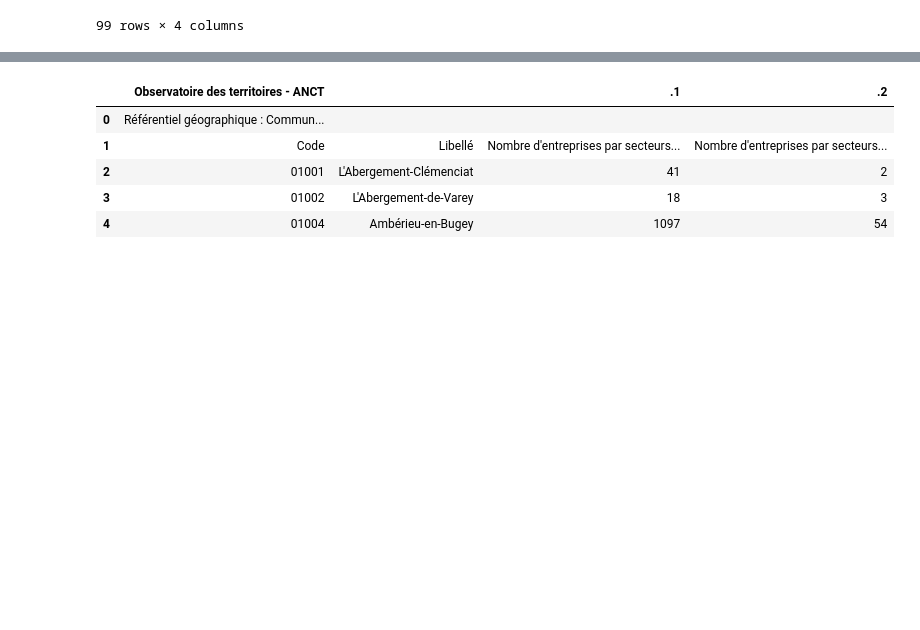
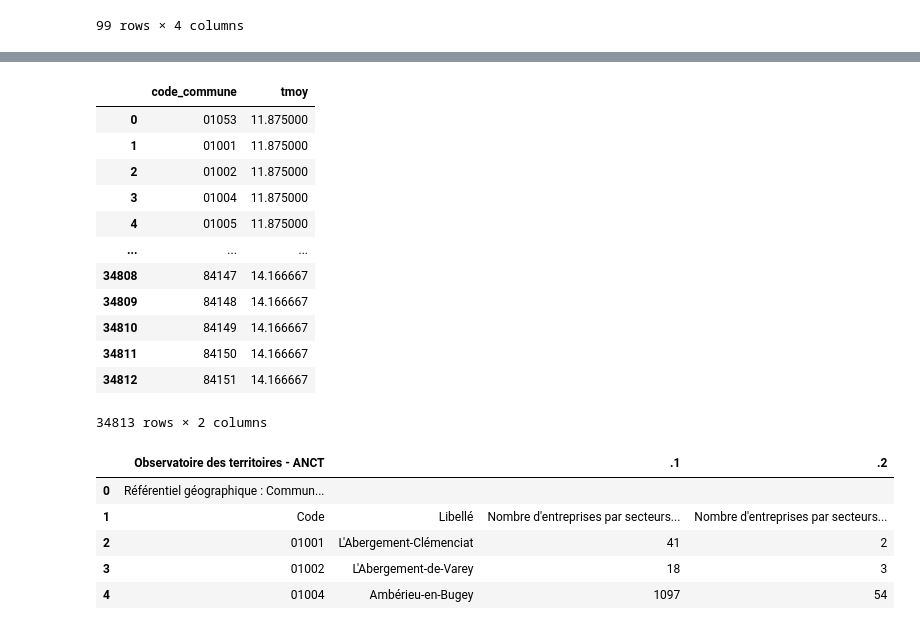
Before and after one commit to tgarnier067/Projet-Python-2023, a Jupyter notebook: recup_données.ipynb, the cells around one changed output, grey strips where cells are left out. Cells and saved outputs as stored; diff of their text form; code cells hidden in the pictures; blank space fills up the shorter version.

Commit message:
Récupération de données communales

```diff
--- a/recup_données.ipynb
+++ b/recup_données.ipynb
@@ -300,0 +409,27 @@ df
+# %%
+# URL de base et structure de l'URL de l'API
+root_api = "https://odre.opendatasoft.com"
+base_url = "/api/explore/v2.1/catalog/datasets/temperature-quotidienne-departementale/records"
+base_query = "?select=date_obs%2Ccode_insee_departement%2Cdepartement%2Ctmoy&order_by=code_insee_departement&limit=99&refine=date_obs%3A%222021%22"
+
+# Collecte des données pour chaque mois
+df_list = []
+for i in range(1, 13):
+    date_str = f"2021-{i:02d}-01"
+    url_api = f"{root_api}{base_url}{base_query}&where=date_obs%3Ddate'{date_str}'"
+    req = requests.get(url_api)
+    temp = req.json()
+    results = temp.get('results', [])
+    df = pd.DataFrame(results)
+    if not df.empty:
+        df = df[['date_obs', 'code_insee_departement', 'departement','tmoy']]
+        df_list.append(df)
+
+# Fusionner tous les DataFrames en un seul
+df_final = pd.concat(df_list)
+
+# Calcul de la moyenne des températures par code et nom de département
+table_temperatures = df_final.groupby(['code_insee_departement', 'departement'])['tmoy'].mean().reset_index()
+
+# Affichage du DataFrame final
+table_temperatures.head()
@@ -301,10 +445,26 @@ df
 # %%
-root_api = "https://odre.opendatasoft.com"
-url_api_jan = root_api+"/api/explore/v2.1/catalog/datasets/temperature-quotidienne-departementale/records?select=date_obs%2Ccode_insee_departement%2Cdepartement%2Ctmoy&where=date_obs%3Ddate'2021-01-01'&order_by=code_insee_departement&limit=99&refine=date_obs%3A%222021%22"
+import pandas as pd
 
-req = requests.get(url_api_jan)
-temp_jan = req.json()
-results = temp_jan.get('results', [])
-df = pd.DataFrame(results)
-df = df[['date_obs', 'code_insee_departement', 'departement','tmoy']]
-df.head()
+# Création d'un DataFrame à partir de la liste des codes INSEE
+data_communes = {'code_commune': liste_code_communes}
+df_communes = pd.DataFrame(data_communes)
+
+# Exécution d'une jointure entre les deux DataFrames
+resultat = pd.merge(df_communes, table_temperatures, left_on=df_communes['code_commune'].str[:2], right_on=table_temperatures['code_insee_departement'])
+
+# Afficher le résultat
+resultat[['code_commune', 'tmoy']]
+# %% [output]
+|  | code_commune | tmoy |
+| 0 | 01053 | 11.875000 |
+| 1 | 01001 | 11.875000 |
+| 2 | 01002 | 11.875000 |
+| 3 | 01004 | 11.875000 |
+| 4 | 01005 | 11.875000 |
+| ... | ... | ... |
+| 34808 | 84147 | 14.166667 |
+| 34809 | 84148 | 14.166667 |
+| 34810 | 84149 | 14.166667 |
+| 34811 | 84150 | 14.166667 |
+| 34812 | 84151 | 14.166667 |
+34813 rows × 2 columns
```
Also changed, not shown: parts of 21 cells of this notebook, 2 other files.
